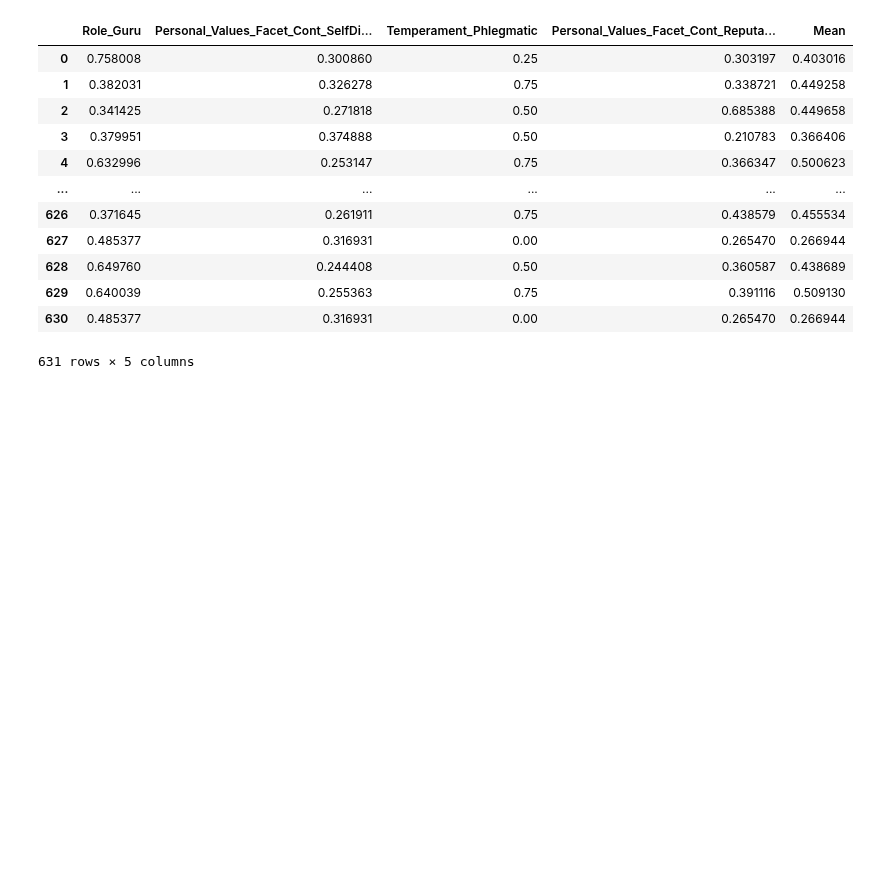
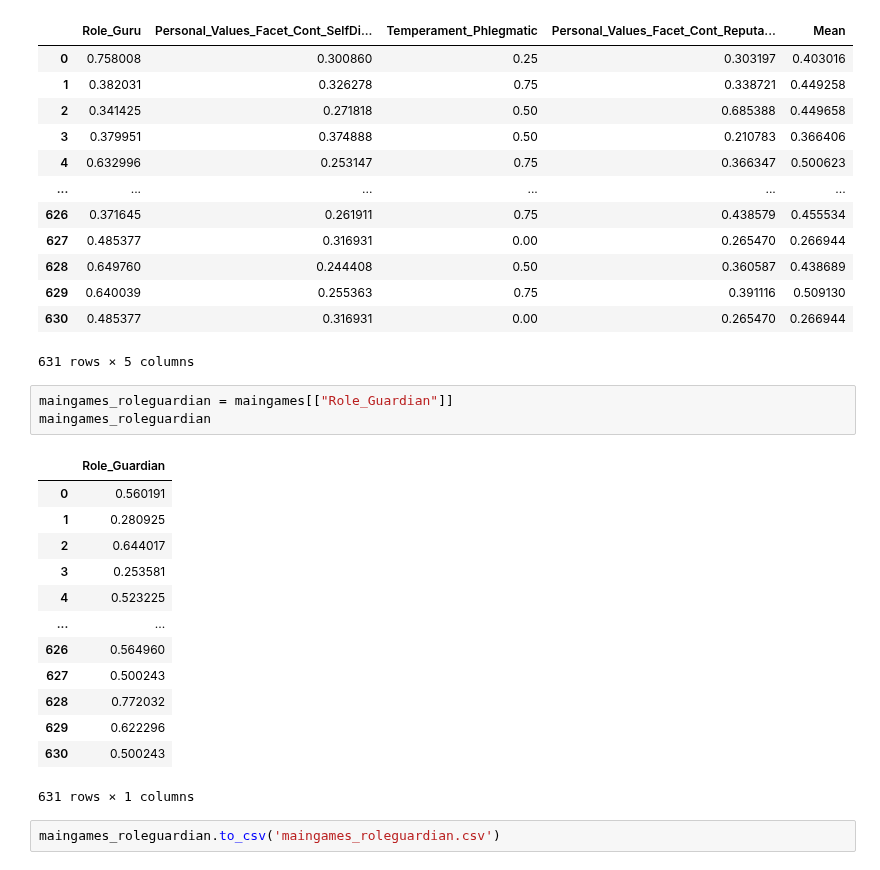
Before and after one commit to dindaslsbilla/coba, a Jupyter notebook: Untitled1.ipynb, the cells around one changed output. Cells and saved outputs as stored; diff of their text form; blank space fills up the shorter version.

Commit message:
add role guardian to csv

```diff
--- a/Untitled1.ipynb
+++ b/Untitled1.ipynb
@@ -474,3 +474,22 @@ roleguru_df
 | 629 | 0.640039 | 0.255363 | 0.75 | 0.391116 | 0.509130 |
 | 630 | 0.485377 | 0.316931 | 0.00 | 0.265470 | 0.266944 |
 631 rows × 5 columns
+# %%
+maingames_roleguardian = maingames[["Role_Guardian"]]
+maingames_roleguardian
+# %% [output]
+|  | Role_Guardian |
+| 0 | 0.560191 |
+| 1 | 0.280925 |
+| 2 | 0.644017 |
+| 3 | 0.253581 |
+| 4 | 0.523225 |
+| ... | ... |
+| 626 | 0.564960 |
+| 627 | 0.500243 |
+| 628 | 0.772032 |
+| 629 | 0.622296 |
+| 630 | 0.500243 |
+631 rows × 1 columns
+# %%
+maingames_roleguardian.to_csv('maingames_roleguardian.csv')
```
Also changed, not shown: 1 other file.
